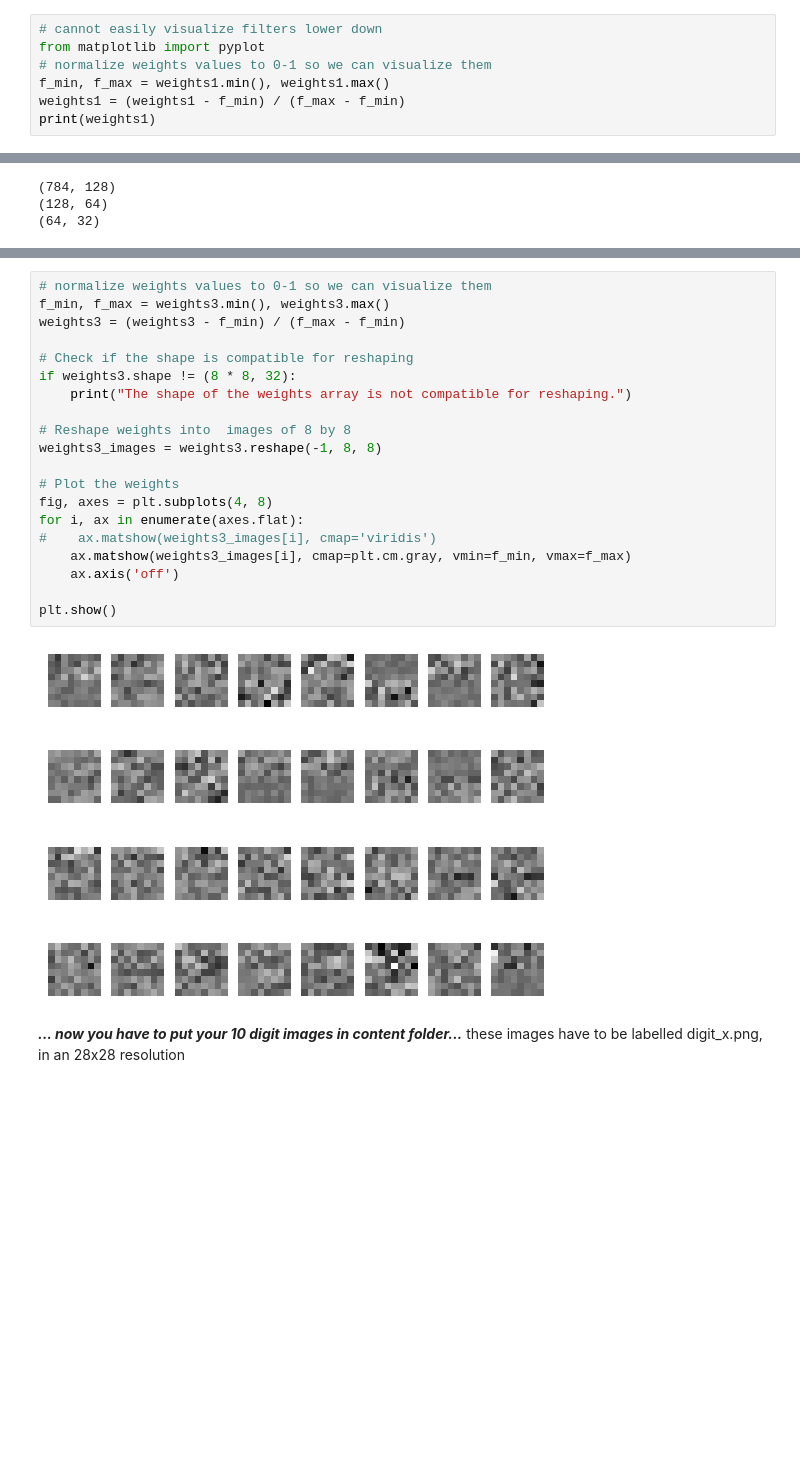
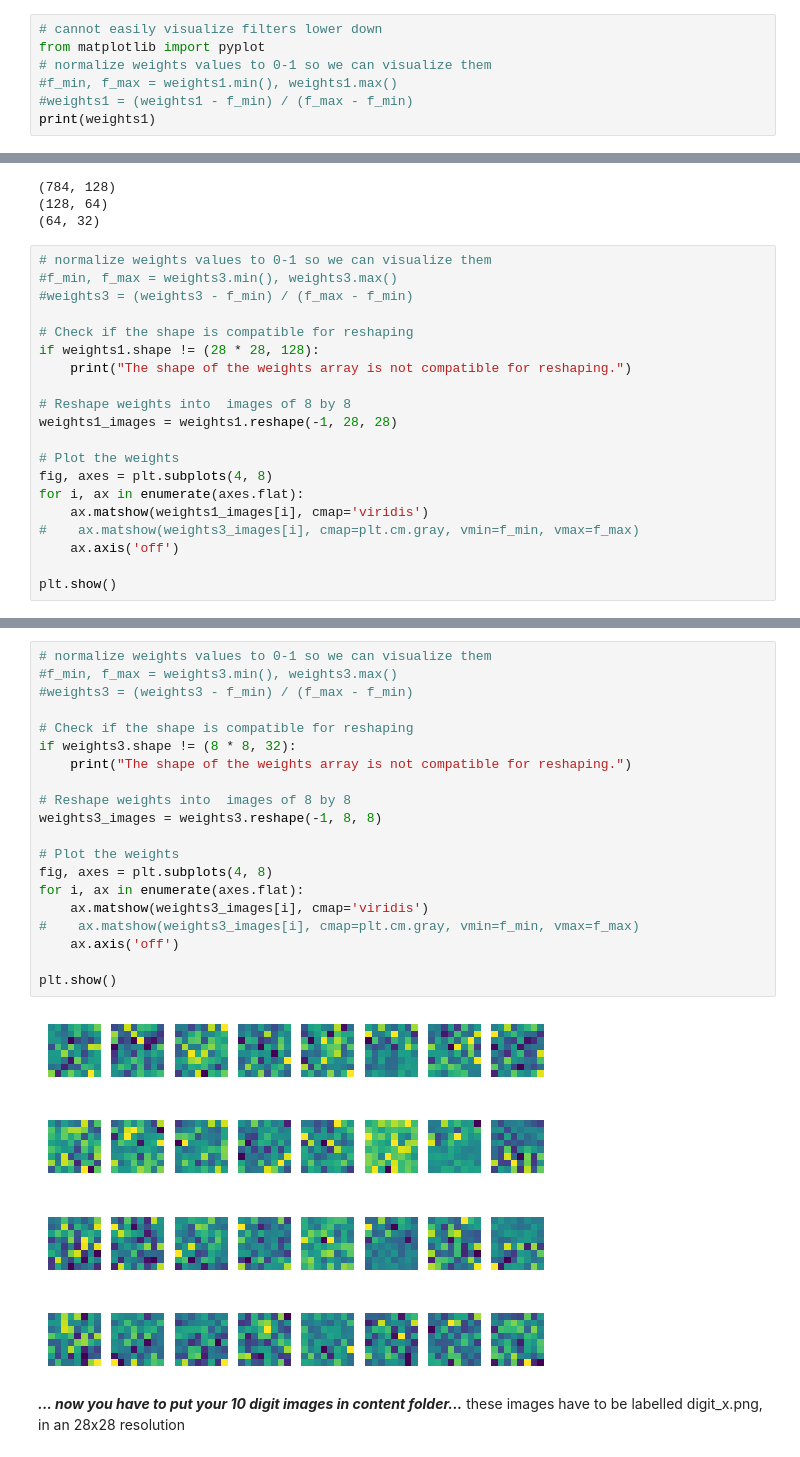
Before and after one commit to jmerceron/AI-Activity, a Jupyter notebook: Julien_MLP_Digits_Recognition_128x64x32.ipynb, the cells around one changed output, grey strips where cells are left out. Saved outputs shown, nothing was run; the diff lists cells and outputs as text; blank space fills up the shorter version.

```diff
--- a/Julien_MLP_Digits_Recognition_128x64x32.ipynb
+++ b/Julien_MLP_Digits_Recognition_128x64x32.ipynb
@@ -127,7 +127,7 @@ print(weights1)
 # cannot easily visualize filters lower down
 from matplotlib import pyplot
 # normalize weights values to 0-1 so we can visualize them
-f_min, f_max = weights1.min(), weights1.max()
-weights1 = (weights1 - f_min) / (f_max - f_min)
+#f_min, f_max = weights1.min(), weights1.max()
+#weights1 = (weights1 - f_min) / (f_max - f_min)
 print(weights1)
 # %% [output]
@@ -151,3 +157,23 @@ print(weights3.shape)
 (784, 128)
 (128, 64)
 (64, 32)
+# %%
+# normalize weights values to 0-1 so we can visualize them
+#f_min, f_max = weights3.min(), weights3.max()
+#weights3 = (weights3 - f_min) / (f_max - f_min)
+
+# Check if the shape is compatible for reshaping
+if weights1.shape != (28 * 28, 128):
+    print("The shape of the weights array is not compatible for reshaping.")
+
+# Reshape weights into  images of 8 by 8
+weights1_images = weights1.reshape(-1, 28, 28)
+
+# Plot the weights
+fig, axes = plt.subplots(4, 8)
+for i, ax in enumerate(axes.flat):
+    ax.matshow(weights1_images[i], cmap='viridis')
+#    ax.matshow(weights3_images[i], cmap=plt.cm.gray, vmin=f_min, vmax=f_max)
+    ax.axis('off')
+
+plt.show()
@@ -154,25 +182,25 @@ print(weights3.shape)
 # %%
 # normalize weights values to 0-1 so we can visualize them
-f_min, f_max = weights3.min(), weights3.max()
-weights3 = (weights3 - f_min) / (f_max - f_min)
+#f_min, f_max = weights3.min(), weights3.max()
+#weights3 = (weights3 - f_min) / (f_max - f_min)
 
 # Check if the shape is compatible for reshaping
 if weights3.shape != (8 * 8, 32):
     print("The shape of the weights array is not compatible for reshaping.")
 
 # Reshape weights into  images of 8 by 8
 weights3_images = weights3.reshape(-1, 8, 8)
 
 # Plot the weights
 fig, axes = plt.subplots(4, 8)
 for i, ax in enumerate(axes.flat):
-#    ax.matshow(weights3_images[i], cmap='viridis')
-    ax.matshow(weights3_images[i], cmap=plt.cm.gray, vmin=f_min, vmax=f_max)
+    ax.matshow(weights3_images[i], cmap='viridis')
+#    ax.matshow(weights3_images[i], cmap=plt.cm.gray, vmin=f_min, vmax=f_max)
     ax.axis('off')
 
 plt.show()
 # %% [output]
-[figure, old version]
+[figure, new version]
 # %% [markdown]
 ***... now you have to put your 10 digit images in content folder...***
 these images have to be labelled digit_x.png, in an 28x28 resolution
```
Also changed, not shown: parts of 6 cells of this notebook.
